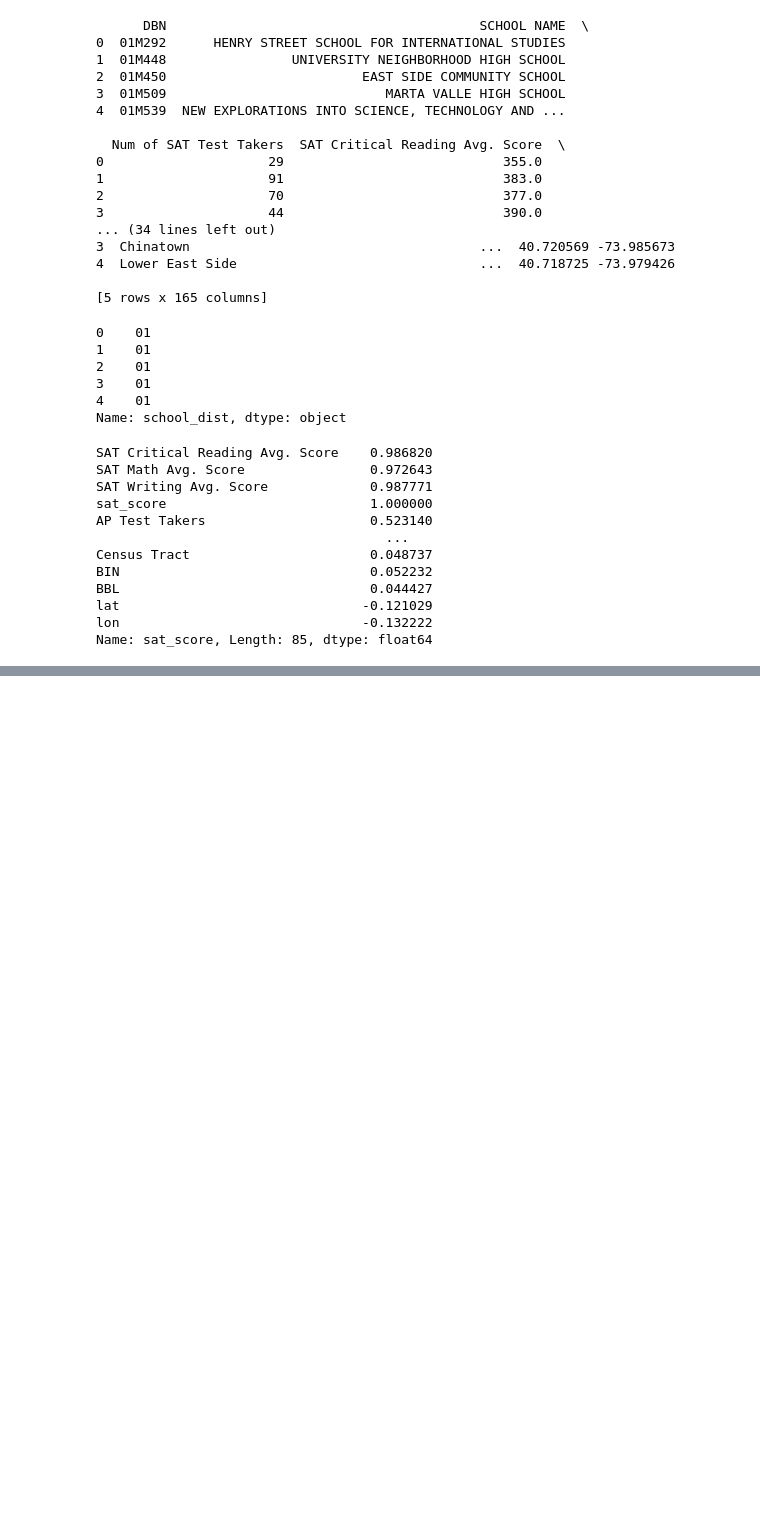
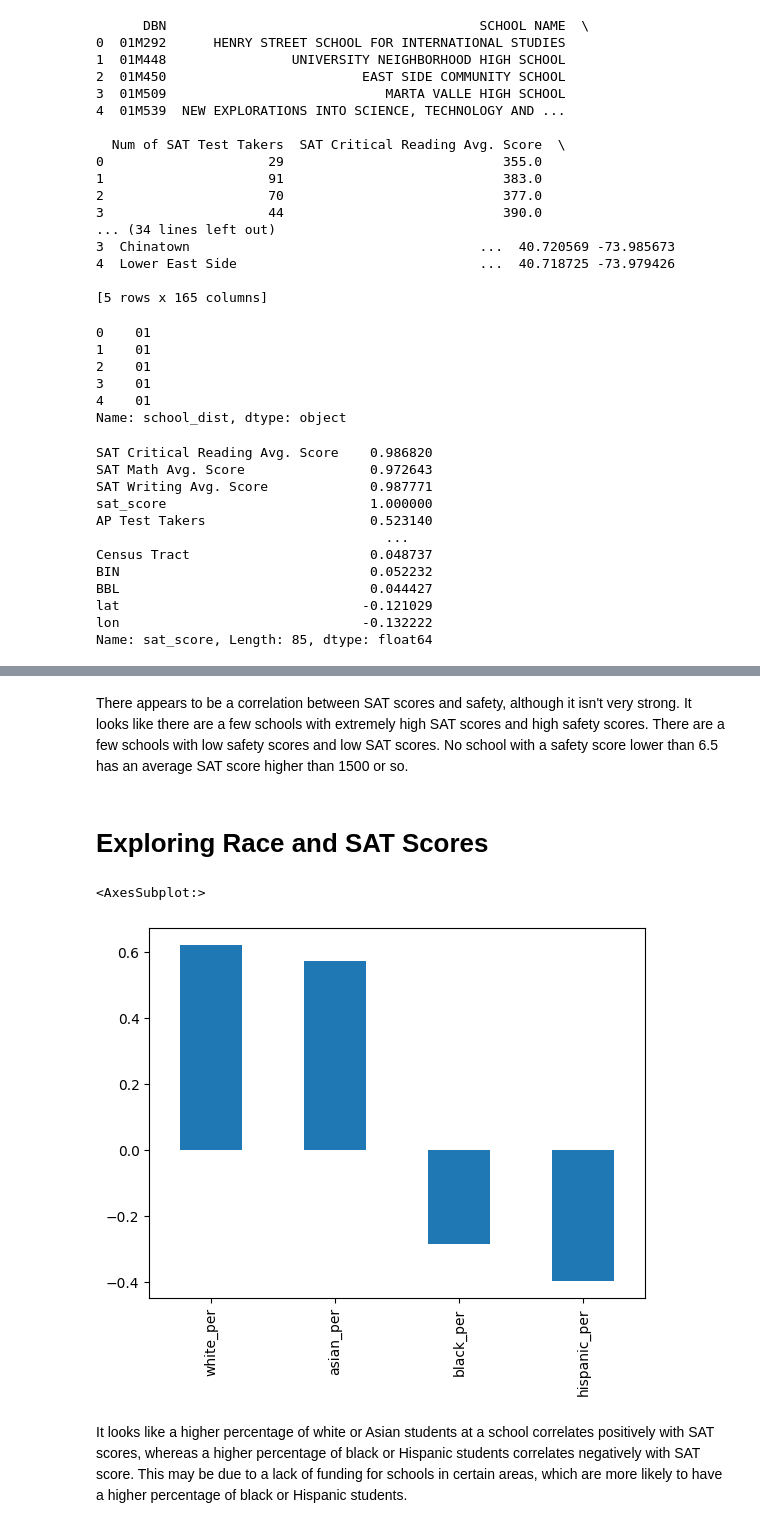
Before and after one commit to dancanyego/nyc-school-data-exploration, a Jupyter notebook: NYC school Data cleaning.ipynb, the cells around one changed output, grey strips where cells are left out. Drawn from its saved outputs; the diff is of its cells as text; code cells hidden in the pictures; blank space fills up the shorter version.

Commit message:
exploring race and SAT results

```diff
--- a/NYC school Data cleaning.ipynb
+++ b/NYC school Data cleaning.ipynb
@@ -526,0 +527,12 @@ combined.plot.scatter("saf_s_11", "sat_score")
+# %% [markdown]
+There appears to be a correlation between SAT scores and safety, although it isn't very strong. It looks like there are a few schools with extremely high SAT scores and high safety scores. There are a few schools with low safety scores and low SAT scores. No school with a safety score lower than 6.5 has an average SAT score higher than 1500 or so.
+# %% [markdown]
+# Exploring Race and SAT Scores
+# %%
+race_fields = ["white_per", "asian_per", "black_per", "hispanic_per"]
+combined.corr()["sat_score"][race_fields].plot.bar()
+# %% [output]
+<AxesSubplot:>
+[figure, added]
+# %% [markdown]
+It looks like a higher percentage of white or Asian students at a school correlates positively with SAT scores, whereas a higher percentage of black or Hispanic students correlates negatively with SAT score. This may be due to a lack of funding for schools in certain areas, which are more likely to have a higher percentage of black or Hispanic students.
```
Also changed, not shown: parts of 22 cells of this notebook.
